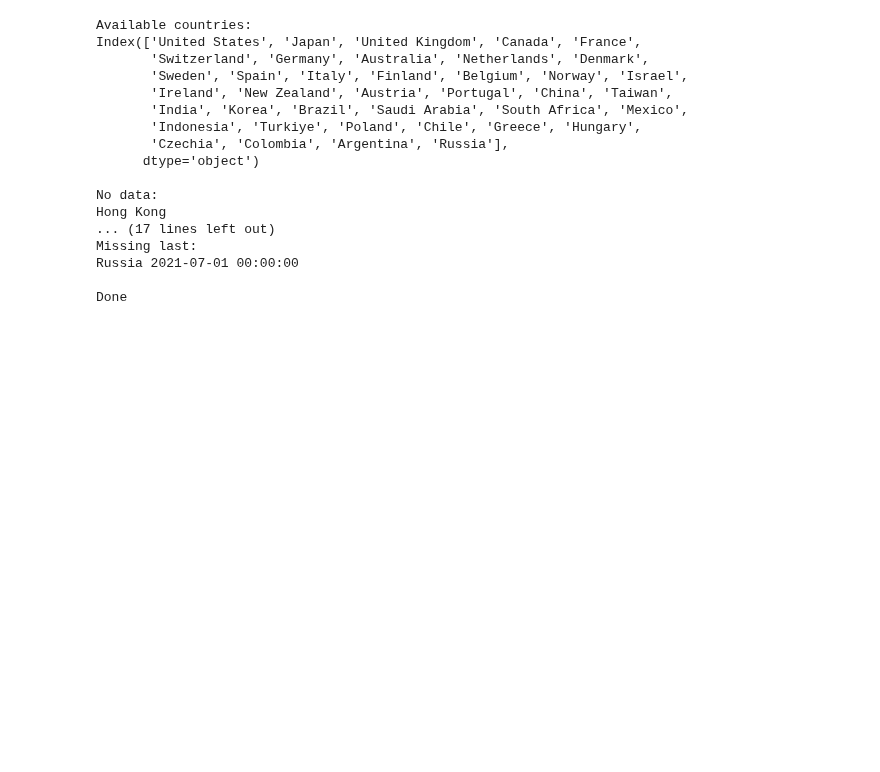
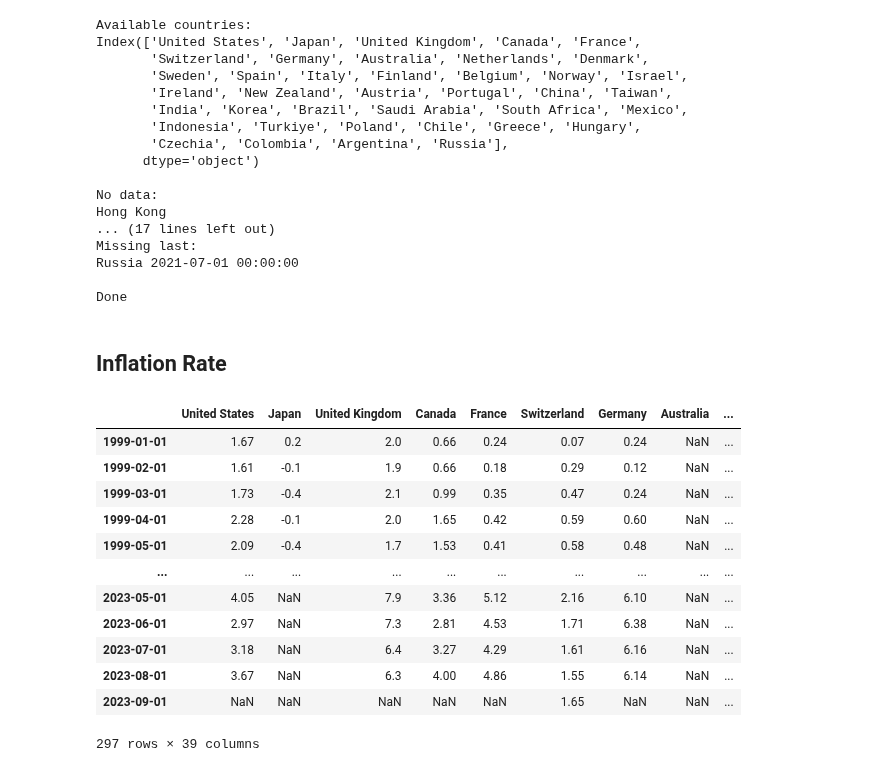
Before and after one commit to lharazin/TFM, a Jupyter notebook: Data/OECD_Stats/key_indicators.ipynb, the cells around one changed output. Saved outputs shown, nothing was run; the diff lists cells and outputs as text; code cells hidden in the pictures; blank space fills up the shorter version.

Commit message:
updated and cataloged key indicators

```diff
--- a/Data/OECD_Stats/key_indicators.ipynb
+++ b/Data/OECD_Stats/key_indicators.ipynb
@@ -175,3 +175,22 @@ Missing last:
 Russia 2021-07-01 00:00:00
 
 Done
+# %% [markdown]
+## Inflation Rate
+# %%
+inflation_rate = pd.read_csv('KeyIndicators/inflation_rate.csv', parse_dates=True, index_col=0)
+inflation_rate
+# %% [output]
+|  | United States | Japan | United Kingdom | Canada | France | Switzerland | Germany | Australia | ... |
+| 1999-01-01 | 1.67 | 0.2 | 2.0 | 0.66 | 0.24 | 0.07 | 0.24 | NaN | ... |
+| 1999-02-01 | 1.61 | -0.1 | 1.9 | 0.66 | 0.18 | 0.29 | 0.12 | NaN | ... |
+| 1999-03-01 | 1.73 | -0.4 | 2.1 | 0.99 | 0.35 | 0.47 | 0.24 | NaN | ... |
+| 1999-04-01 | 2.28 | -0.1 | 2.0 | 1.65 | 0.42 | 0.59 | 0.60 | NaN | ... |
+| 1999-05-01 | 2.09 | -0.4 | 1.7 | 1.53 | 0.41 | 0.58 | 0.48 | NaN | ... |
+| ... | ... | ... | ... | ... | ... | ... | ... | ... | ... |
+| 2023-05-01 | 4.05 | NaN | 7.9 | 3.36 | 5.12 | 2.16 | 6.10 | NaN | ... |
+| 2023-06-01 | 2.97 | NaN | 7.3 | 2.81 | 4.53 | 1.71 | 6.38 | NaN | ... |
+| 2023-07-01 | 3.18 | NaN | 6.4 | 3.27 | 4.29 | 1.61 | 6.16 | NaN | ... |
+| 2023-08-01 | 3.67 | NaN | 6.3 | 4.00 | 4.86 | 1.55 | 6.14 | NaN | ... |
+| 2023-09-01 | NaN | NaN | NaN | NaN | NaN | 1.65 | NaN | NaN | ... |
+297 rows × 39 columns
```
Also changed, not shown: parts of 2 cells of this notebook, 4 other files.
